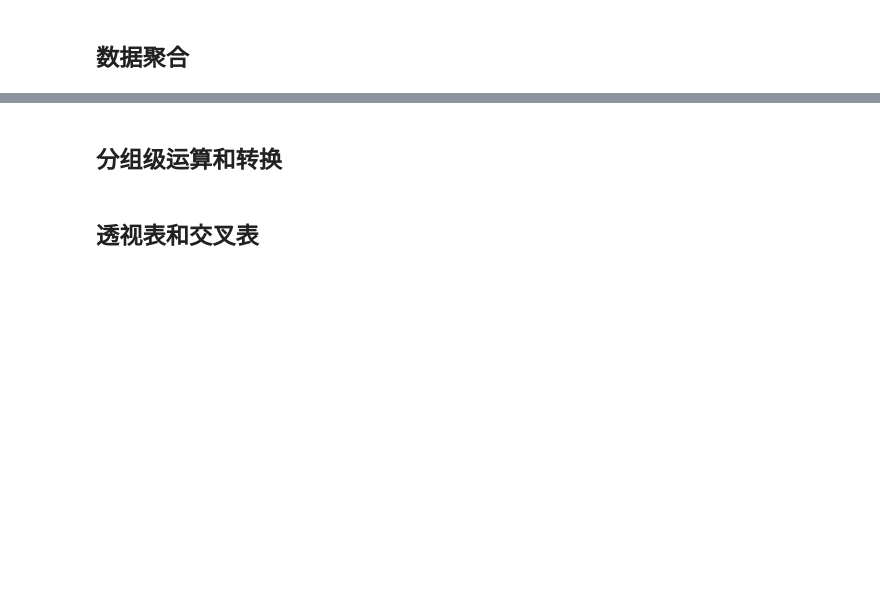
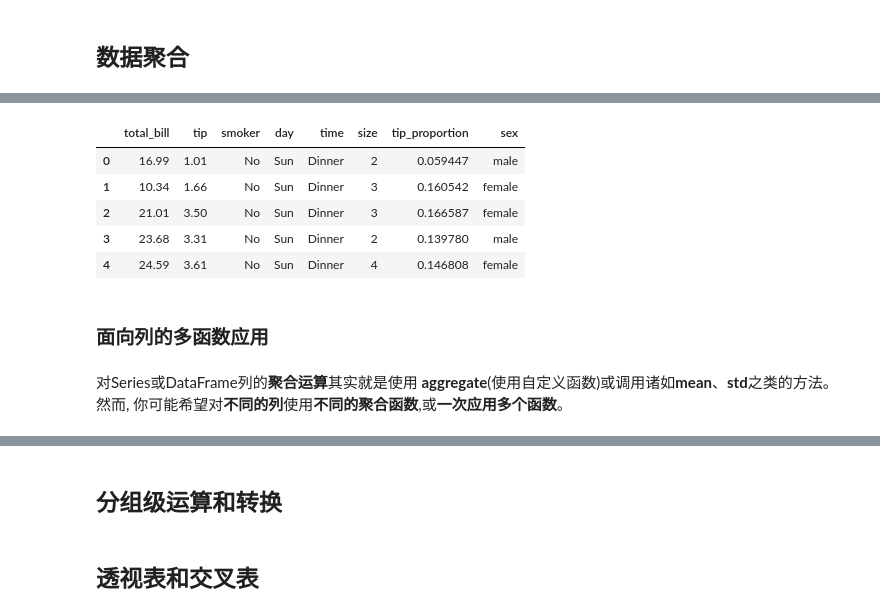
Before and after one commit to NemoHoHaloAi/machine_learning, a Jupyter notebook: python数据分析/数据聚合与分组计算.ipynb, the cells around one changed output, grey strips where cells are left out. Saved outputs shown, nothing was run; the diff lists cells and outputs as text; code cells hidden in the pictures; blank space fills up the shorter version.

```diff
--- a/python数据分析/数据聚合与分组计算.ipynb
+++ b/python数据分析/数据聚合与分组计算.ipynb
@@ -378,0 +563,4 @@ df.groupby(level=1, axis=1).mean() # 按照最内层索引分组
+# %%
+# step1 加载数据
+tips = pd.read_csv('https://raw.githubusercontent.com/NemoHoHaloAi/pydata-book/2nd-edition/examples/tips.csv')
+tips.head(5)
@@ -378,0 +574,4 @@ df.groupby(level=1, axis=1).mean() # 按照最内层索引分组
+# %%
+# step2 增加小费所占比例列
+tips['tip_proportion'] = tips['tip'] / tips['total_bill']
+tips.head(5)
@@ -378,0 +585,17 @@ df.groupby(level=1, axis=1).mean() # 按照最内层索引分组
+# %%
+# step3 增加sex列，这个主要因为目前的数据没有这一列。。。
+tips['sex'] = ['male' if x%3==0 else 'female' for x in np.arange(len(tips))]
+tips.head(5)
+# %% [output]
+|  | total_bill | tip | smoker | day | time | size | tip_proportion | sex |
+| 0 | 16.99 | 1.01 | No | Sun | Dinner | 2 | 0.059447 | male |
+| 1 | 10.34 | 1.66 | No | Sun | Dinner | 3 | 0.160542 | female |
+| 2 | 21.01 | 3.50 | No | Sun | Dinner | 3 | 0.166587 | female |
+| 3 | 23.68 | 3.31 | No | Sun | Dinner | 2 | 0.139780 | male |
+| 4 | 24.59 | 3.61 | No | Sun | Dinner | 4 | 0.146808 | female |
+# %% [markdown]
+### 面向列的多函数应用
+# %% [markdown]
+对Series或DataFrame列的**聚合运算**其实就是使用
+**aggregate**(使用自定义函数)或调用诸如**mean**、**std**之类的方法。然而,
+你可能希望对**不同的列**使用**不同的聚合函数**,或**一次应用多个函数**。
```
Also changed, not shown: parts of 47 cells of this notebook.
